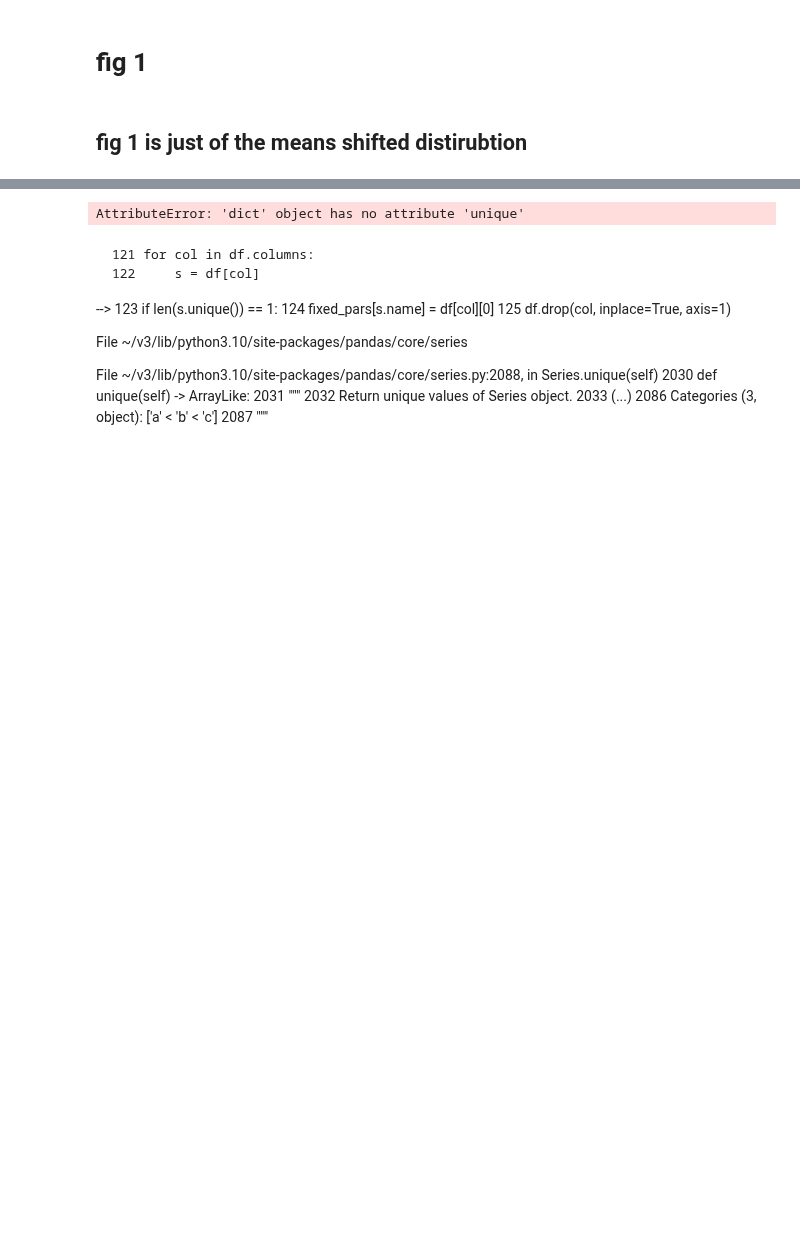
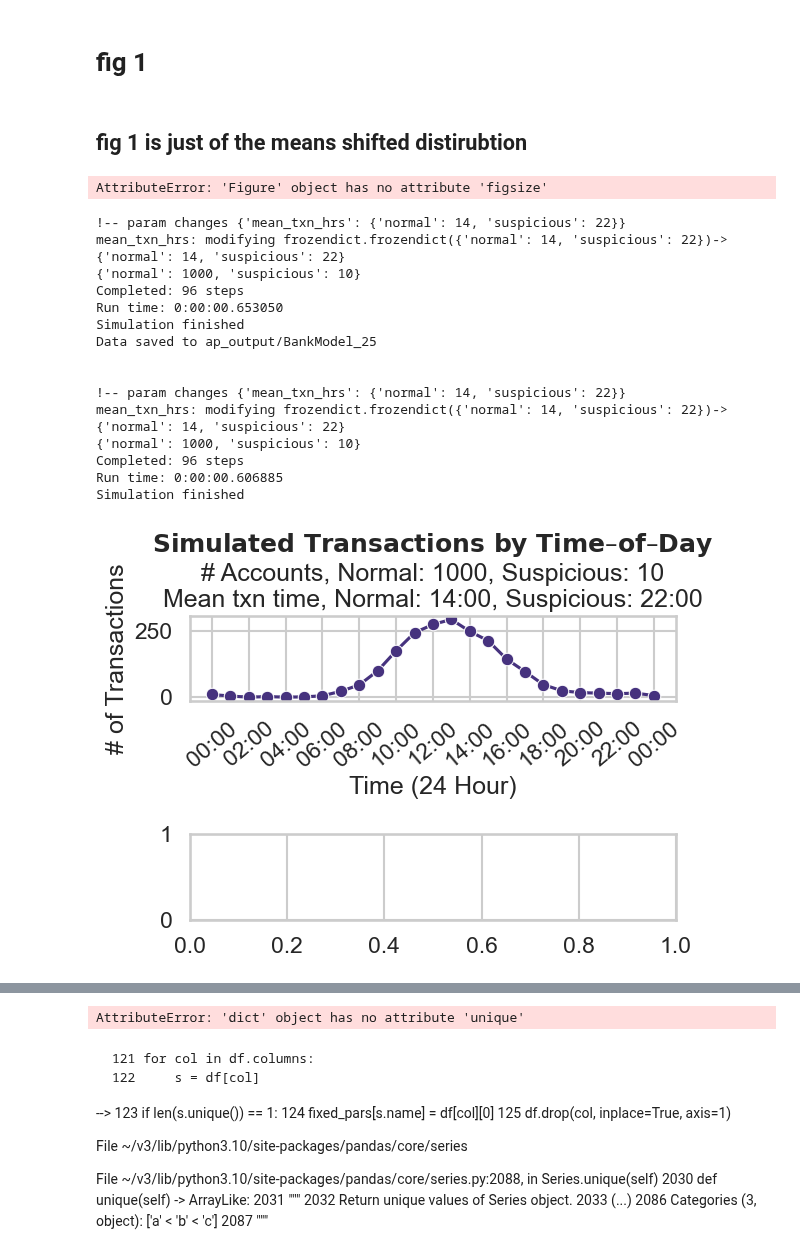
Before and after one commit to nouyang/fake-banking-data, a Jupyter notebook: 0-orchestrate_experiments.ipynb, the cells around one changed output, grey strips where cells are left out. Cells and saved outputs as stored; diff of their text form; code cells hidden in the pictures; blank space fills up the shorter version.

```diff
--- a/0-orchestrate_experiments.ipynb
+++ b/0-orchestrate_experiments.ipynb
@@ -69,3 +65,28 @@ results.parameters.constants
 # fig 1
 # %% [markdown]
 ## fig 1 is just of the means shifted distirubtion
+# %%
+fig, ax = plt.subplots(2,1)
+fig.figsize(1,2)
+# %% [output]
+AttributeError: 'Figure' object has no attribute 'figsize'
+# %%
+importlib.reload(abm)
+abm.BankExpsCollection.gen_fig_1()
+# %% [output]
+!-- param changes {'mean_txn_hrs': {'normal': 14, 'suspicious': 22}}
+mean_txn_hrs: modifying frozendict.frozendict({'normal': 14, 'suspicious': 22})->{'normal': 14, 'suspicious': 22}
+{'normal': 1000, 'suspicious': 10}
+Completed: 96 steps
+Run time: 0:00:00.653050
+Simulation finished
+Data saved to ap_output/BankModel_25
+
+
+!-- param changes {'mean_txn_hrs': {'normal': 14, 'suspicious': 22}}
+mean_txn_hrs: modifying frozendict.frozendict({'normal': 14, 'suspicious': 22})->{'normal': 14, 'suspicious': 22}
+{'normal': 1000, 'suspicious': 10}
+Completed: 96 steps
+Run time: 0:00:00.606885
+Simulation finished
+[figure, added]
```
Also changed, not shown: parts of 5 cells of this notebook, 2 other files.
